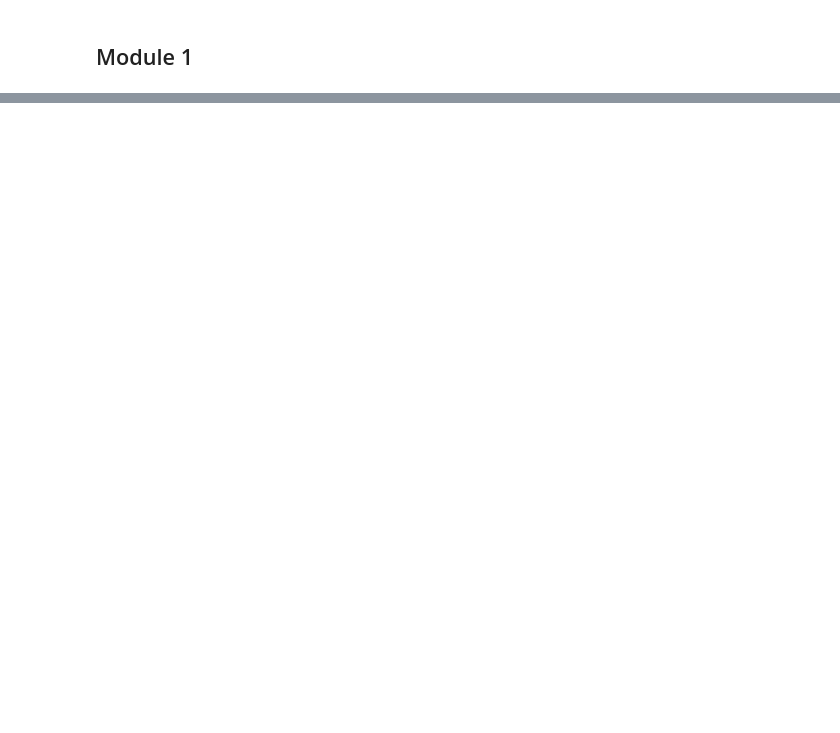
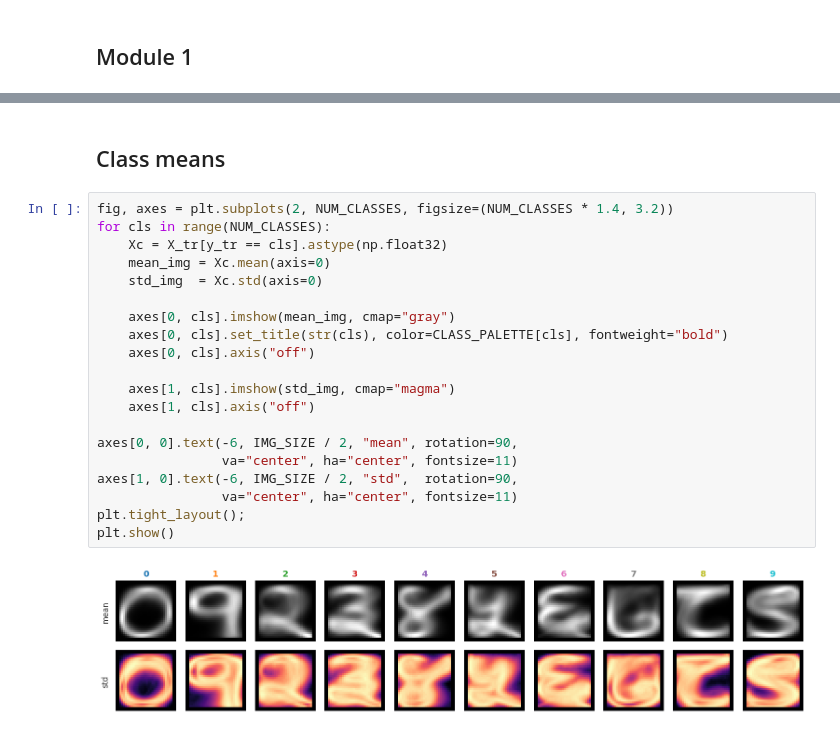
Before and after one commit to ttrtahir/IIVP-project, a Jupyter notebook: eda.ipynb, the cells around one changed output, grey strips where cells are left out. Drawn from its saved outputs; the diff is of its cells as text; blank space fills up the shorter version.

```diff
--- a/eda.ipynb
+++ b/eda.ipynb
@@ -33,0 +244,24 @@ plt.show()
+# %% [markdown]
+## Class means
+# %%
+fig, axes = plt.subplots(2, NUM_CLASSES, figsize=(NUM_CLASSES * 1.4, 3.2))
+for cls in range(NUM_CLASSES):
+    Xc = X_tr[y_tr == cls].astype(np.float32)
+    mean_img = Xc.mean(axis=0)
+    std_img  = Xc.std(axis=0)
+
+    axes[0, cls].imshow(mean_img, cmap="gray")
+    axes[0, cls].set_title(str(cls), color=CLASS_PALETTE[cls], fontweight="bold")
+    axes[0, cls].axis("off")
+
+    axes[1, cls].imshow(std_img, cmap="magma")
+    axes[1, cls].axis("off")
+
+axes[0, 0].text(-6, IMG_SIZE / 2, "mean", rotation=90,
+                va="center", ha="center", fontsize=11)
+axes[1, 0].text(-6, IMG_SIZE / 2, "std",  rotation=90,
+                va="center", ha="center", fontsize=11)
+plt.tight_layout();
+plt.show()
+# %% [output]
+[figure, added]
```
Also changed, not shown: parts of 21 cells of this notebook.
